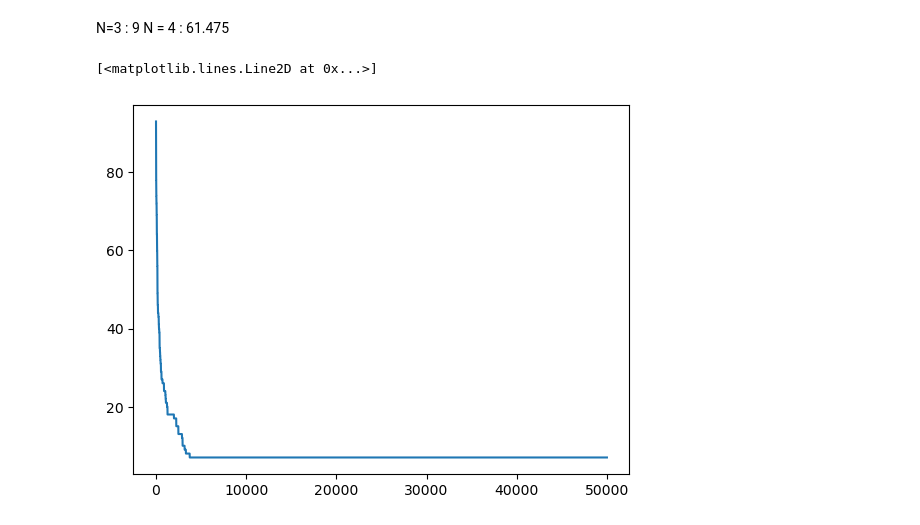
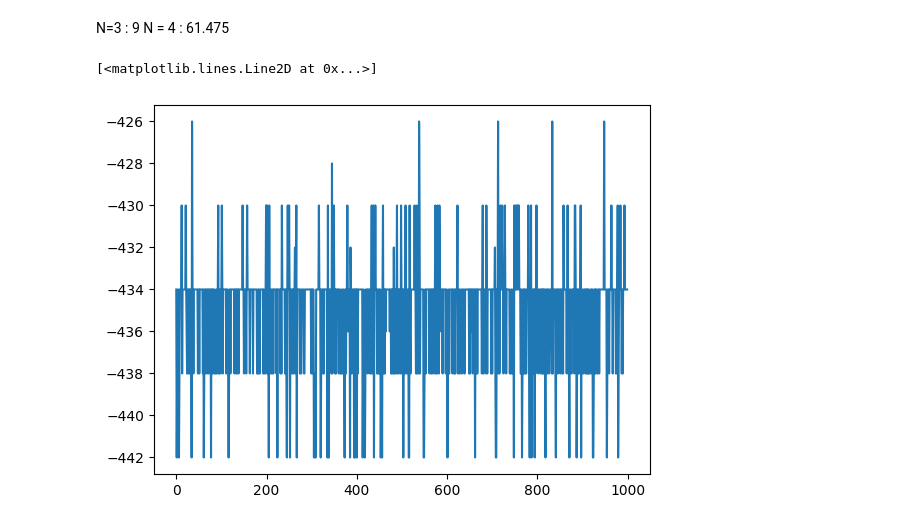
Before and after one commit to Gabriel-lct/ising-model-research, a Jupyter notebook: python/sudoku.ipynb, the cells around one changed output. Cells and saved outputs as stored; diff of their text form; code cells hidden in the pictures.

```diff
--- a/python/sudoku.ipynb
+++ b/python/sudoku.ipynb
@@ -167,11 +167,11 @@ N = 4 : 61.475
 # %%
 # LOAD/PLOT C++ DATA
 
 import numpy as np
 import matplotlib.pyplot as plt
 
-data = np.fromfile("../data/sudoku/data.bin", dtype=np.int32)
+data = np.fromfile("../data/phase_transition.bin", dtype=np.double)
 plt.plot(data)
 # %% [output]
 [<matplotlib.lines.Line2D at 0x...>]
-[figure, old version]
+[figure, new version]
```
Also changed, not shown: 10 other files.
